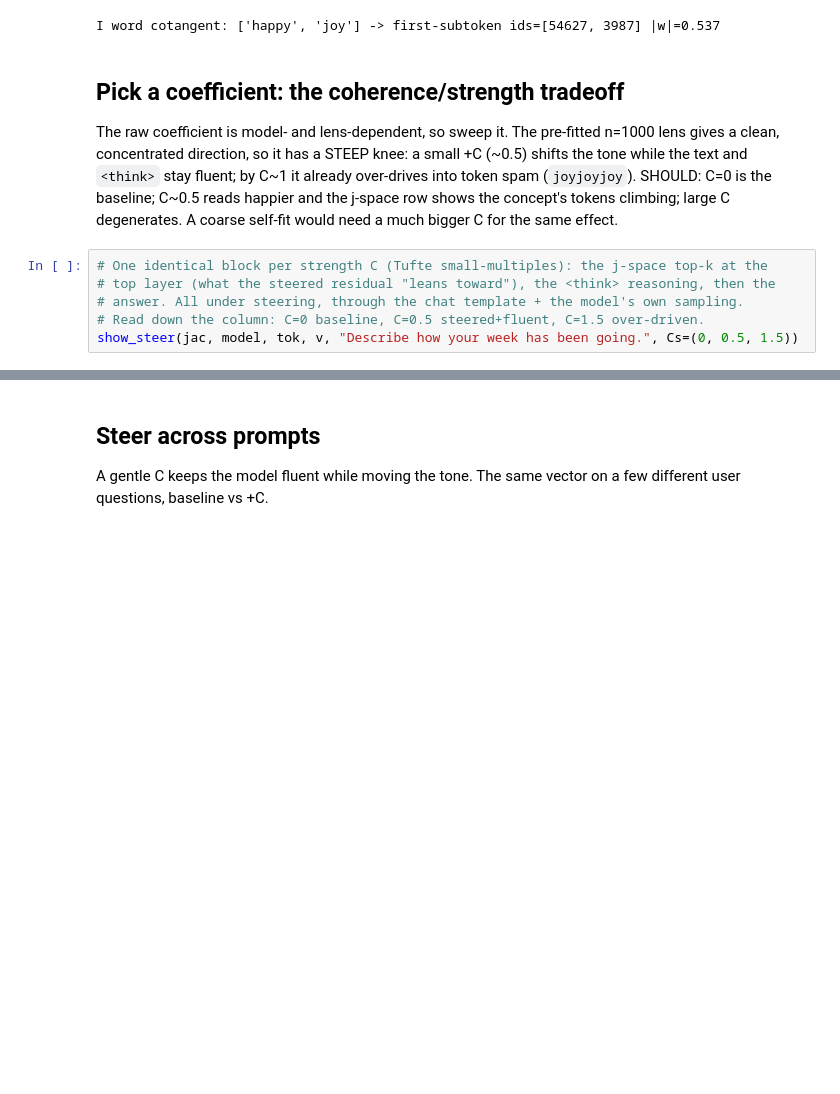
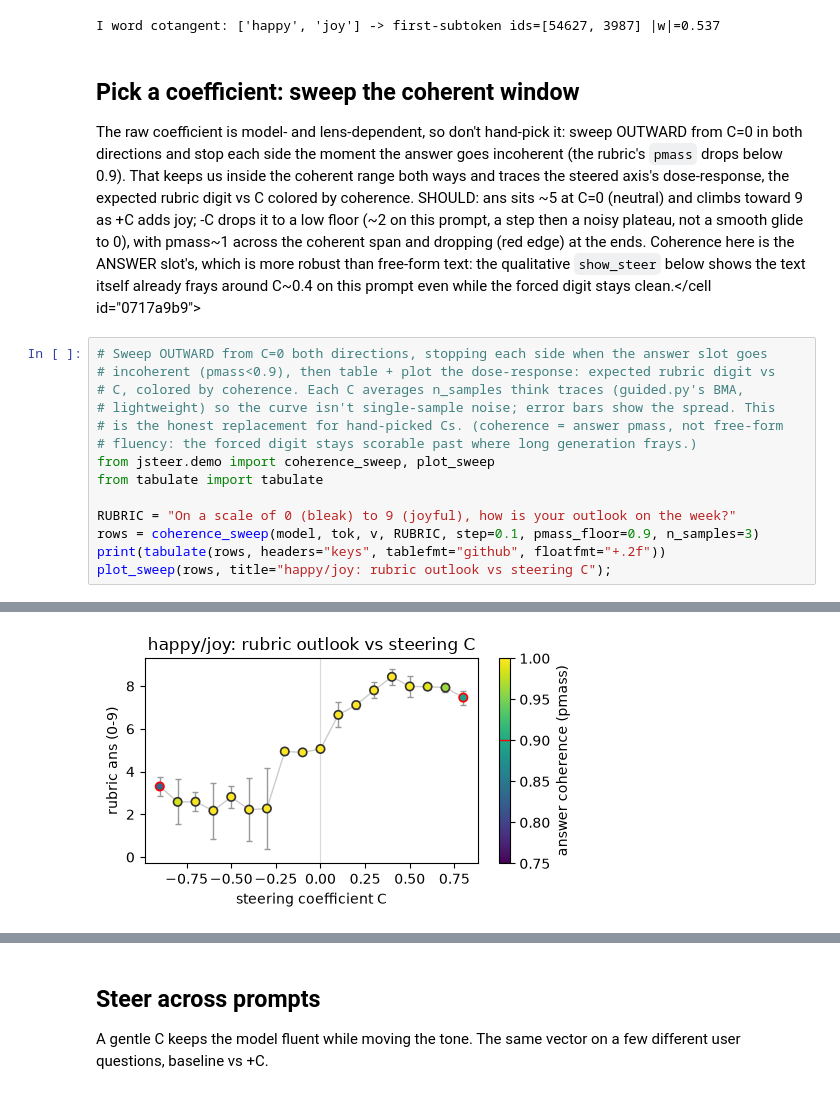
Before and after one commit to wassname/jsteer, a Jupyter notebook: nbs/word_steering.ipynb, the cells around one changed output, grey strips where cells are left out. Cells and saved outputs as stored; diff of their text form; blank space fills up the shorter version.

```diff
--- a/nbs/word_steering.ipynb
+++ b/nbs/word_steering.ipynb
@@ -66,18 +68,30 @@ v = jac.word_vector(model, tok, ["happy", "joy"], layers=band)
 # %% [output]
 I word cotangent: ['happy', 'joy'] -> first-subtoken ids=[54627, 3987] |w|=0.537
 # %% [markdown]
-## Pick a coefficient: the coherence/strength tradeoff
+## Pick a coefficient: sweep the coherent window
 
-The raw coefficient is model- and lens-dependent, so sweep it. The pre-fitted n=1000
-lens gives a clean, concentrated direction, so it has a STEEP knee: a small +C (~0.5)
-shifts the tone while the text and `<think>` stay fluent; by C~1 it already over-drives
-into token spam (`joyjoyjoy`). SHOULD: C=0 is the baseline; C~0.5 reads happier and the
-j-space row shows the concept's tokens climbing; large C degenerates. A coarse
-self-fit would need a much bigger C for the same effect.
+The raw coefficient is model- and lens-dependent, so don't hand-pick it: sweep OUTWARD
+from C=0 in both directions and stop each side the moment the answer goes incoherent (the
+rubric's `pmass` drops below 0.9). That keeps us inside the coherent range both ways and
+traces the steered axis's dose-response, the expected rubric digit vs C colored by
+coherence. SHOULD: ans sits ~5 at C=0 (neutral) and climbs toward 9 as +C adds joy; -C
+drops it to a low floor (~2 on this prompt, a step then a noisy plateau, not a smooth
+glide to 0), with pmass~1 across the coherent span and dropping (red edge) at the ends.
+Coherence here is the ANSWER slot's, which is more robust than free-form text: the
+qualitative `show_steer` below shows the text itself already frays around C~0.4 on this
+prompt even while the forced digit stays clean.</cell id="0717a9b9">
 # %%
-# One identical block per strength C (Tufte small-multiples): the j-space top-k at the
-# top layer (what the steered residual "leans toward"), the <think> reasoning, then the
-# answer. All under steering, through the chat template + the model's own sampling.
-# Read down the column: C=0 baseline, C=0.5 steered+fluent, C=1.5 over-driven.
-show_steer(jac, model, tok, v, "Describe how your week has been going.", Cs=(0, 0.5, 1.5))
+# Sweep OUTWARD from C=0 both directions, stopping each side when the answer slot goes
+# incoherent (pmass<0.9), then table + plot the dose-response: expected rubric digit vs
+# C, colored by coherence. Each C averages n_samples think traces (guided.py's BMA,
+# lightweight) so the curve isn't single-sample noise; error bars show the spread. This
+# is the honest replacement for hand-picked Cs. (coherence = answer pmass, not free-form
+# fluency: the forced digit stays scorable past where long generation frays.)
+from jsteer.demo import coherence_sweep, plot_sweep
+from tabulate import tabulate
+
+RUBRIC = "On a scale of 0 (bleak) to 9 (joyful), how is your outlook on the week?"
+rows = coherence_sweep(model, tok, v, RUBRIC, step=0.1, pmass_floor=0.9, n_samples=3)
+print(tabulate(rows, headers="keys", tablefmt="github", floatfmt="+.2f"))
+plot_sweep(rows, title="happy/joy: rubric outlook vs steering C");
 # %% [output]
@@ -100,0 +118 @@ joyjoyjoyjoyjoyjoyjoyjoyjoyjoyjoyjoyjoyjoyjoyjoyjoyjoyjoyjoyjoyjoyjoyjoyjoyjoyjo
+[figure, added]
```
Also changed, not shown: parts of 8 cells of this notebook.
